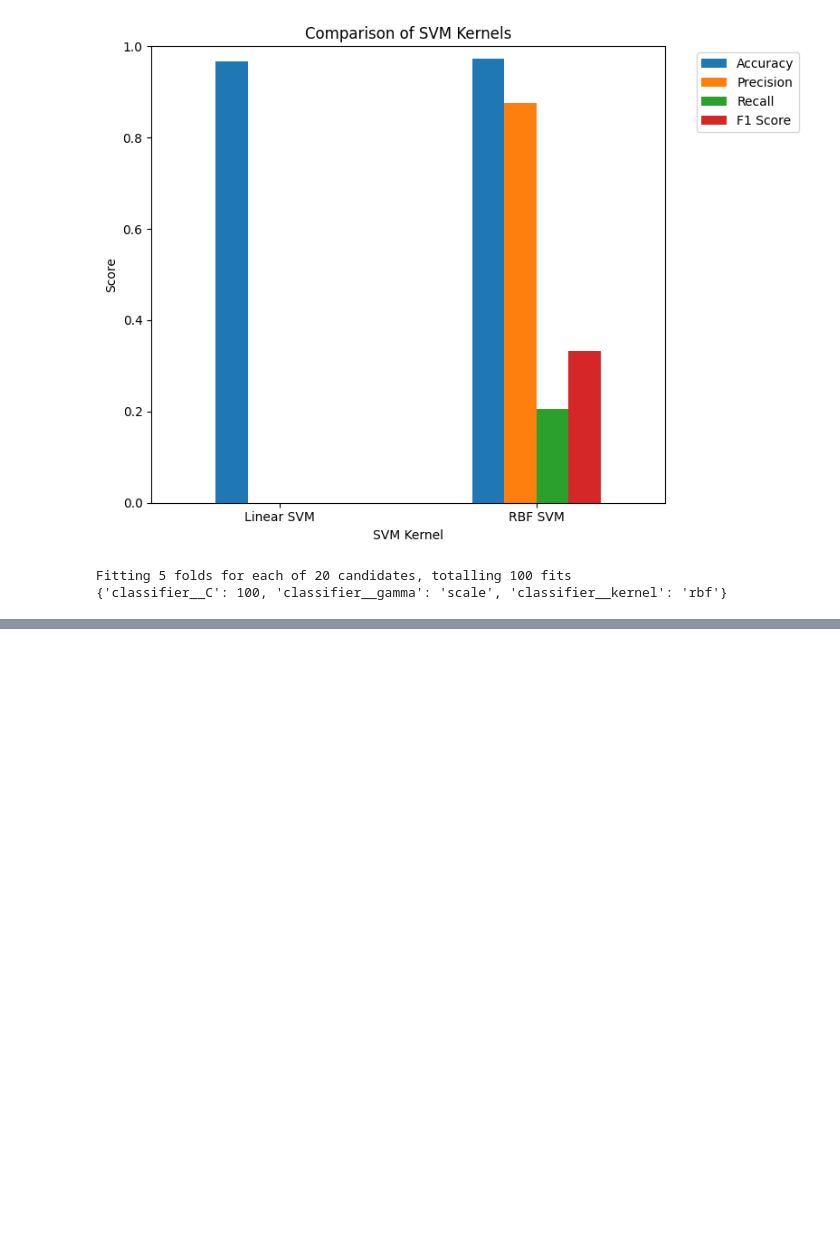
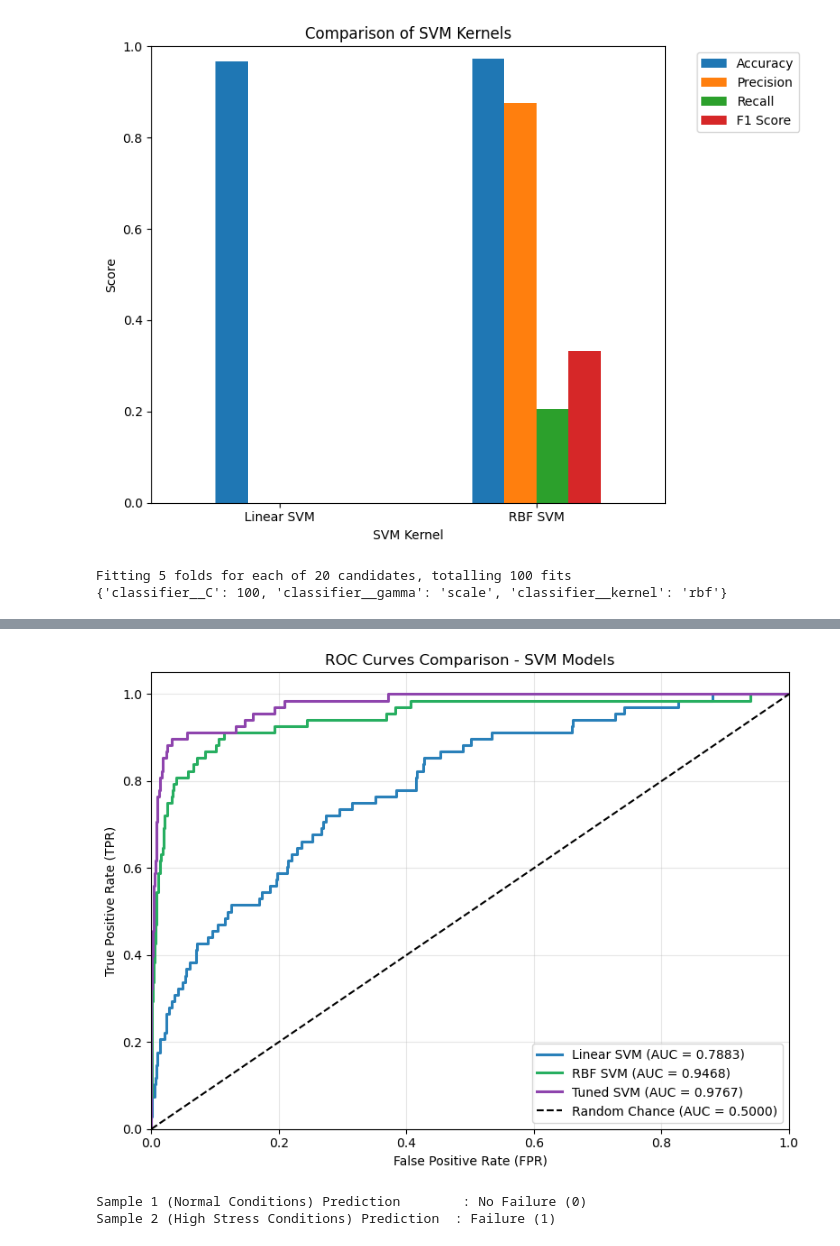
Before and after one commit to Shlok-Dwivedi/SVM, a Jupyter notebook: ML_Lab8.ipynb, the cells around one changed output, grey strips where cells are left out. Drawn from its saved outputs; the diff is of its cells as text; code cells hidden in the pictures; blank space fills up the shorter version.

```diff
--- a/ML_Lab8.ipynb
+++ b/ML_Lab8.ipynb
@@ -440,0 +490,51 @@ plt.show()
+# %%
+plt.figure(figsize=(8, 6))
+for name, model, color in [
+    ("Linear SVM", linear_svm, "#2980B9"),
+    ("RBF SVM", rbf_svm, "#27AE60"),
+    ("Tuned SVM", best_model, "#8E44AD")
+]:
+    y_scores = model.decision_function(X_test)
+    fpr, tpr, _ = roc_curve(y_test, y_scores)
+    roc_auc = auc(fpr, tpr)
+    plt.plot(fpr, tpr, color=color, lw=2.2, label=f"{name} (AUC = {roc_auc:.4f})")
+
+plt.plot([0, 1], [0, 1], "k--", lw=1.5, label="Random Chance (AUC = 0.5000)")
+plt.xlim([0.0, 1.0])
+plt.ylim([0.0, 1.05])
+plt.xlabel("False Positive Rate (FPR)")
+plt.ylabel("True Positive Rate (TPR)")
+plt.title("ROC Curves Comparison - SVM Models")
+plt.legend(loc="lower right")
+plt.grid(alpha=0.3)
+plt.tight_layout()
+plt.show()
+# %% [output]
+[figure, added]
+# %%
+sample_normal = pd.DataFrame({
+    "Type": ["M"],
+    "Air temperature [K]": [298.1],
+    "Process temperature [K]": [308.6],
+    "Rotational speed [rpm]": [1551],
+    "Torque [Nm]": [42.8],
+    "Tool wear [min]": [0]
+})
+
+sample_failure = pd.DataFrame({
+    "Type": ["L"],
+    "Air temperature [K]": [304.5],
+    "Process temperature [K]": [313.2],
+    "Rotational speed [rpm]": [1200],
+    "Torque [Nm]": [75.0],
+    "Tool wear [min]": [220]
+})
+
+pred_normal = best_model.predict(sample_normal)[0]
+pred_failure = best_model.predict(sample_failure)[0]
+
+print("Sample 1 (Normal Conditions) Prediction        :", "Failure (1)" if pred_normal == 1 else "No Failure (0)")
+print("Sample 2 (High Stress Conditions) Prediction  :", "Failure (1)" if pred_failure == 1 else "No Failure (0)")
+# %% [output]
+Sample 1 (Normal Conditions) Prediction        : No Failure (0)
+Sample 2 (High Stress Conditions) Prediction  : Failure (1)
```
Also changed, not shown: parts of 8 cells of this notebook.
